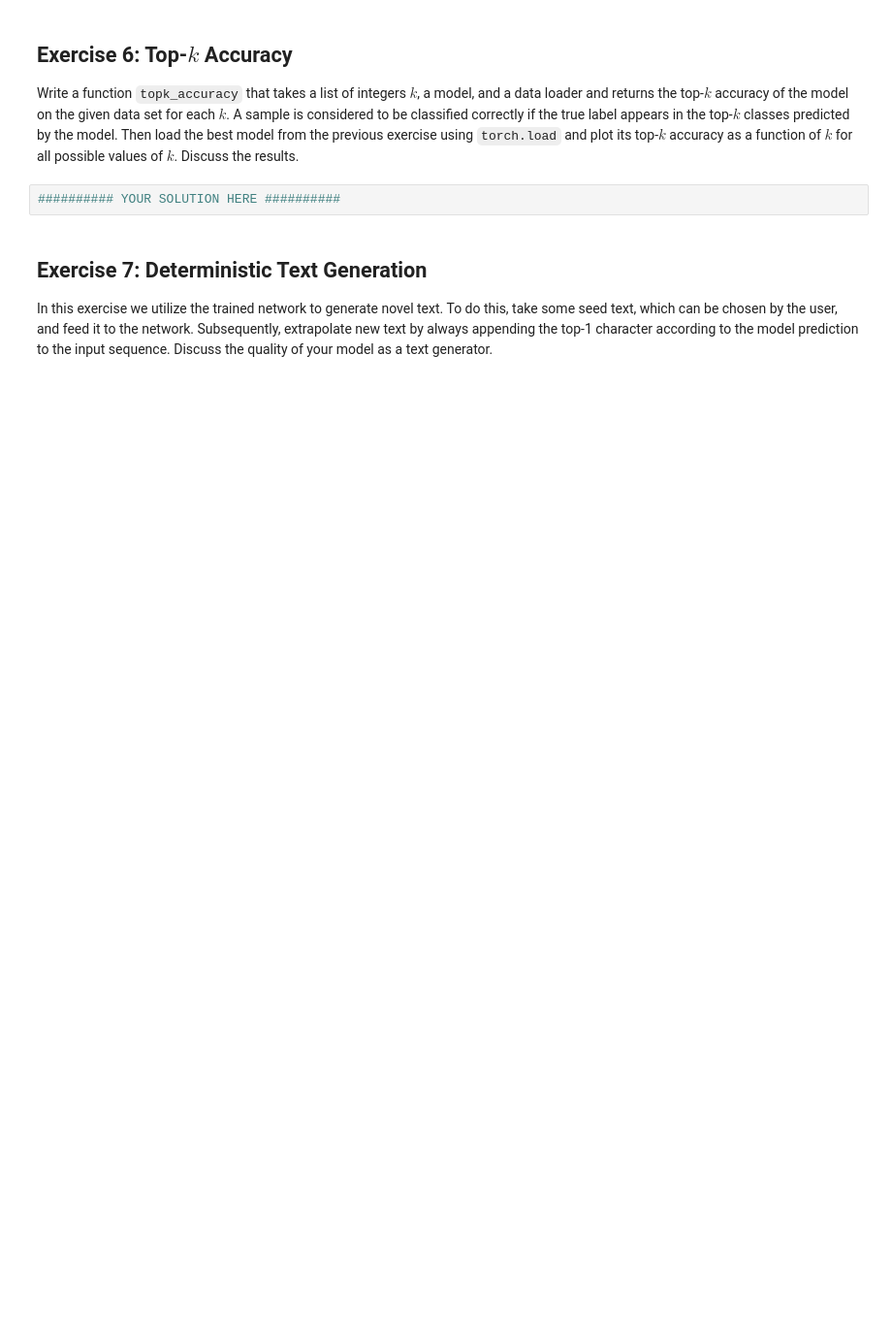
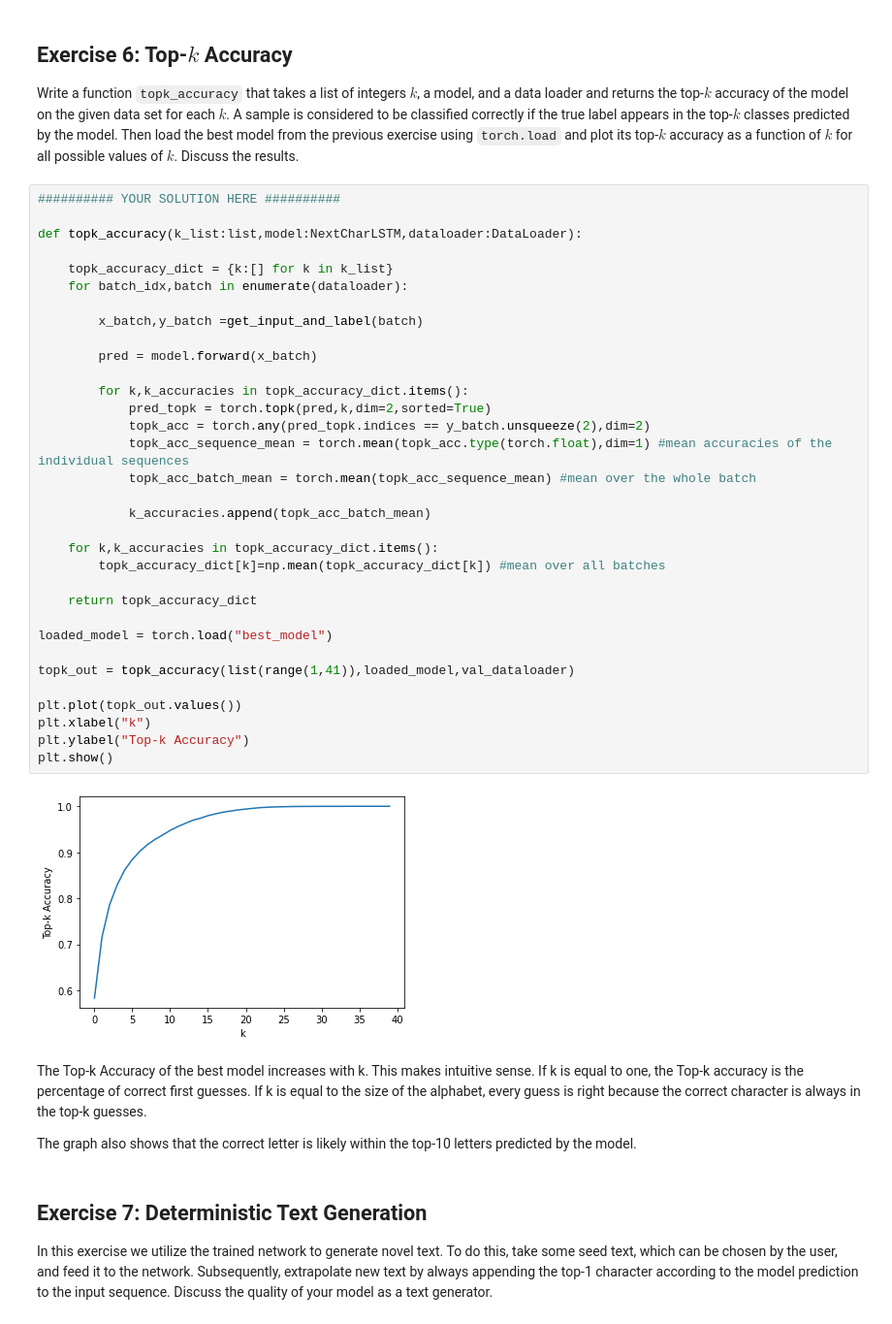
Before and after one commit to ThomSab/LSTM, a Jupyter notebook: A3/A3.ipynb, the cells around one changed output. Shown: that part at 97% size. Drawn from its saved outputs; the diff is of its cells as text; blank space fills up the shorter version.

```diff
--- a/A3/A3.ipynb
+++ b/A3/A3.ipynb
@@ -273,6 +282,43 @@ Batch number progress: 0%
 Write a function `topk_accuracy` that takes a list of integers $k$, a model, and a data loader and returns the top-$k$ accuracy of the model on the given data set for each $k$. A sample is considered to be classified correctly if the true label appears in the top-$k$ classes predicted by the model. Then load the best model from the previous exercise using `torch.load` and plot its top-$k$ accuracy as a function of $k$ for all possible values of $k$. Discuss the results.
 # %%
 ########## YOUR SOLUTION HERE ##########
+
+def topk_accuracy(k_list:list,model:NextCharLSTM,dataloader:DataLoader):
+
+    topk_accuracy_dict = {k:[] for k in k_list}
+    for batch_idx,batch in enumerate(dataloader):
+
+        x_batch,y_batch =get_input_and_label(batch)
+
+        pred = model.forward(x_batch)
+
+        for k,k_accuracies in topk_accuracy_dict.items():
+            pred_topk = torch.topk(pred,k,dim=2,sorted=True)
+            topk_acc = torch.any(pred_topk.indices == y_batch.unsqueeze(2),dim=2)
+            topk_acc_sequence_mean = torch.mean(topk_acc.type(torch.float),dim=1) #mean accuracies of the individual sequences
+            topk_acc_batch_mean = torch.mean(topk_acc_sequence_mean) #mean over the whole batch
+
+            k_accuracies.append(topk_acc_batch_mean)
+
+    for k,k_accuracies in topk_accuracy_dict.items():
+        topk_accuracy_dict[k]=np.mean(topk_accuracy_dict[k]) #mean over all batches
+
+    return topk_accuracy_dict
+
+loaded_model = torch.load("best_model")
+
+topk_out = topk_accuracy(list(range(1,41)),loaded_model,val_dataloader)
+
+plt.plot(topk_out.values())
+plt.xlabel("k")
+plt.ylabel("Top-k Accuracy")
+plt.show()
+# %% [output]
+[figure, added]
+# %% [markdown]
+The Top-k Accuracy of the best model increases with k. This makes intuitive sense. If k is equal to one, the Top-k accuracy is the percentage of correct first guesses. If k is equal to the size of the alphabet, every guess is right because the correct character is always in the top-k guesses.
+
+The graph also shows that the correct letter is likely within the top-10 letters predicted by the model.
 # %% [markdown]
 ## Exercise 7: Deterministic Text Generation
 
```
Also changed, not shown: parts of 6 cells of this notebook, 1 other file.
